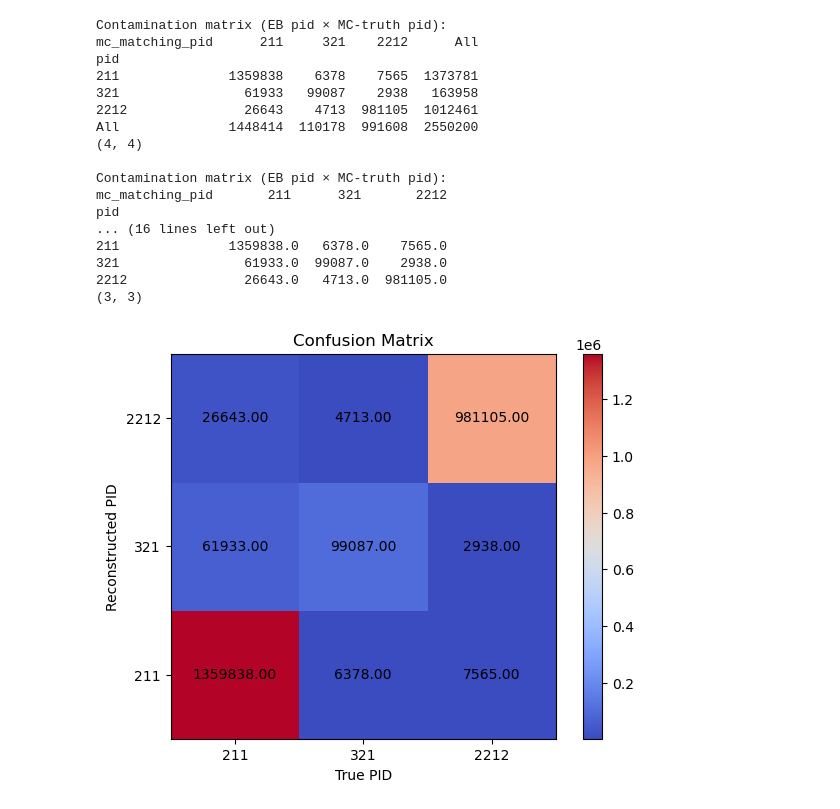
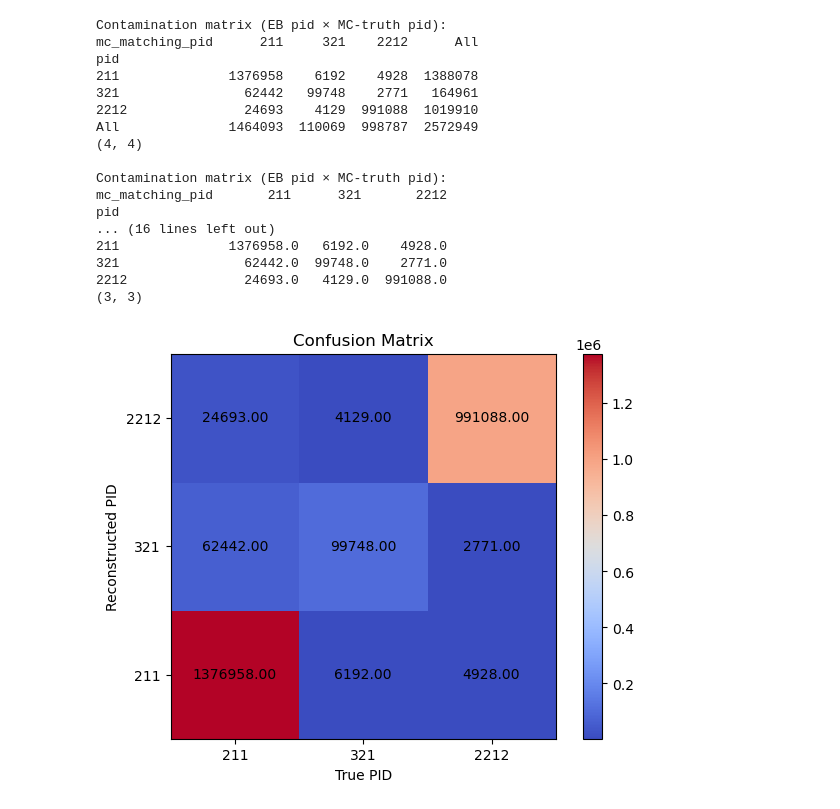
Before and after one commit to mariakzurek/suli2026_pid, a Jupyter notebook: notebooks/PIDStudies.ipynb, the cells around one changed output. Drawn from its saved outputs; the diff is of its cells as text; code cells hidden in the pictures.

```diff
--- a/notebooks/PIDStudies.ipynb
+++ b/notebooks/PIDStudies.ipynb
@@ -3,14 +3,16 @@ import matplotlib.pyplot as plt
 import numpy as np
 import uproot
 import pandas as pd
+from matplotlib.backends.backend_pdf import PdfPages
 
 #open root file
 #df = uproot.open(
  #   "/volatile/clas12/cooperb/SULI/pid_training_test.root:PhysicsEvents"
 #).arrays(library="pd")
 cols = ["pid", "mc_matching_pid", "p", "theta", "beta", "chi2pid", "rich_RQ", "vz"]
-df = uproot.open("/volatile/clas12/cooperb/SULI/pid_training_v1.root:PhysicsEvents").arrays(cols, library="pd")
+df = uproot.open("/volatile/clas12/cooperb/SULI/pid_training_v2.root:PhysicsEvents").arrays(cols, library="pd")
 direct ="/work/clas12/CooperBe/Argonne2026/suli2026_pid/figures/ConfusionMatrix/"
+allPlots=[]
 # %%
 #creates a list of matching events (excludes events that failed matching)
 matched = df[df["mc_matching_pid"] != -9999].copy()
@@ -54,6 +56,7 @@ ax2.set_ylabel("Reconstructed PID")
 im = ax2.imshow(contam, cmap='coolwarm', origin='lower')
 fig.colorbar(im, ax=ax2)
 fig.savefig("figures/ALLGENconfuseMatrix.png", dpi=150)
+allPlots.append(fig)
 plt.close(fig)
 # %% [output]
 Contamination matrix (EB pid × MC-truth pid):
@@ -111,6 +114,7 @@ for i in range(contam.shape[0]):
 fig.colorbar(im, ax=ax2)
 fig.savefig(direct+"PCMatrix.png", dpi=150)
 plt.show()
+allPlots.append(fig)
 plt.close(fig)
 # %% [output]
 Contamination matrix (EB pid × MC-truth pid):
@@ -161,41 +165,42 @@ ax2.set_xticks([0, 1, 2])
 ax2.set_yticks([0, 1, 2])
 ax2.set_xticklabels([211, 321, 2212])
 ax2.set_yticklabels([211, 321, 2212])
 ax2.set_xlabel("True PID")
 ax2.set_ylabel("Reconstructed PID")
 ax2.set_title("Confusion Matrix")
 im = ax2.imshow(contam, cmap='coolwarm', origin='lower')
 for i in range(contam.shape[0]):
     for j in range(contam.shape[1]):
         ax2.text(
             j, i,
             f"{contam.iloc[i, j]:.2f}",
             ha="center",
             va="center"
         )
 fig.colorbar(im, ax=ax2)
 #fig.savefig(direct+"figures/confuseMatrixALT.png", dpi=150)
 plt.show()
+allPlots.append(fig)
 plt.close(fig)
 # %% [output]
 Contamination matrix (EB pid × MC-truth pid):
 mc_matching_pid      211     321    2212      All
 pid
-211              1359838    6378    7565  1373781
-321                61933   99087    2938   163958
-2212               26643    4713  981105  1012461
-All              1448414  110178  991608  2550200
+211              1376958    6192    4928  1388078
+321                62442   99748    2771   164961
+2212               24693    4129  991088  1019910
+All              1464093  110069  998787  2572949
 (4, 4)
 
 Contamination matrix (EB pid × MC-truth pid):
 mc_matching_pid       211      321       2212
 pid
 ... (16 lines left out)
-211              1359838.0   6378.0    7565.0
-321                61933.0  99087.0    2938.0
-2212               26643.0   4713.0  981105.0
+211              1376958.0   6192.0    4928.0
+321                62442.0  99748.0    2771.0
+2212               24693.0   4129.0  991088.0
 (3, 3)
-[figure, old version]
+[figure, new version]
 # %%
 #plots confusion matrix with only kaons, pions and protons
 subset = matched[((matched["mc_matching_pid"] == 211) | (matched["mc_matching_pid"] == 321) | (matched["mc_matching_pid"]==2212))]
```
Also changed, not shown: parts of 4 cells of this notebook, 20 other files.
